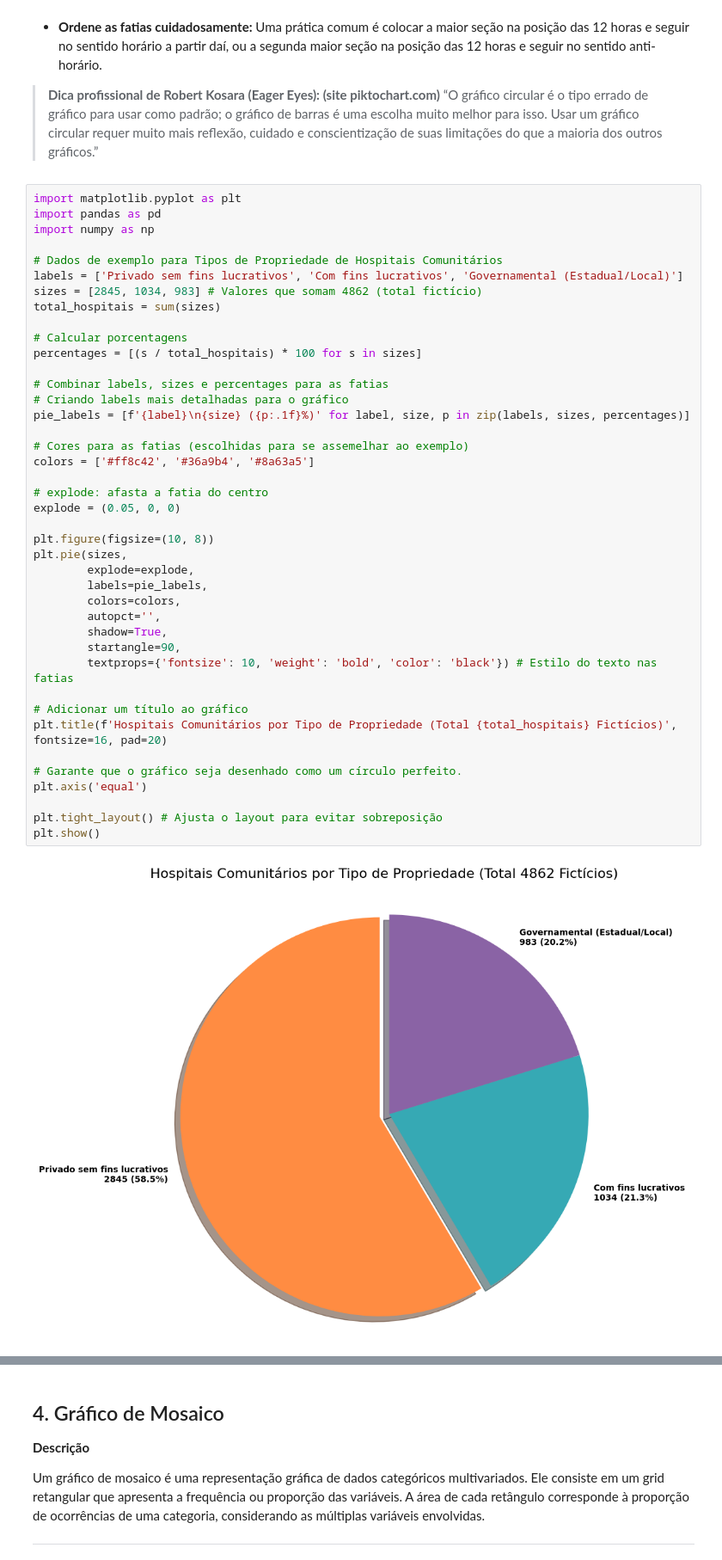
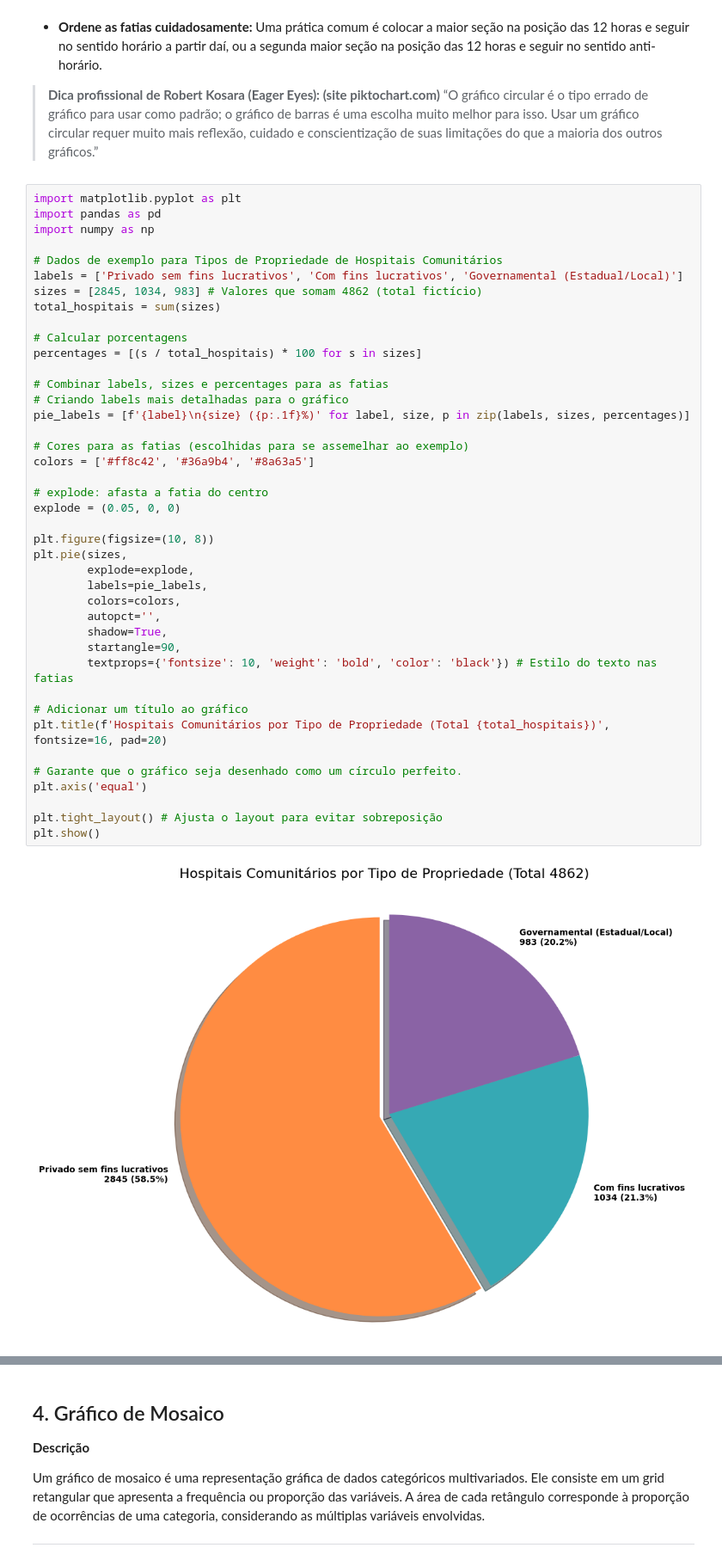
Before and after one commit to welson-rodrigues/tipos-de-graficos, a Jupyter notebook: atividade.ipynb, the cells around one changed output, grey strips where cells are left out. Shown: that part at 86% size. Saved outputs shown, nothing was run; the diff lists cells and outputs as text.

```diff
--- a/atividade.ipynb
+++ b/atividade.ipynb
@@ -280,32 +264,32 @@ total_hospitais = sum(sizes)
 percentages = [(s / total_hospitais) * 100 for s in sizes]
 
 # Combinar labels, sizes e percentages para as fatias
 # Criando labels mais detalhadas para o gráfico
 pie_labels = [f'{label}\n{size} ({p:.1f}%)' for label, size, p in zip(labels, sizes, percentages)]
 
 # Cores para as fatias (escolhidas para se assemelhar ao exemplo)
 colors = ['#ff8c42', '#36a9b4', '#8a63a5']
 
 # explode: afasta a fatia do centro
 explode = (0.05, 0, 0)
 
 plt.figure(figsize=(10, 8))
 plt.pie(sizes,
         explode=explode,
         labels=pie_labels,
         colors=colors,
         autopct='',
         shadow=True,
         startangle=90,
         textprops={'fontsize': 10, 'weight': 'bold', 'color': 'black'}) # Estilo do texto nas fatias
 
 # Adicionar um título ao gráfico
-plt.title(f'Hospitais Comunitários por Tipo de Propriedade (Total {total_hospitais} Fictícios)', fontsize=16, pad=20)
+plt.title(f'Hospitais Comunitários por Tipo de Propriedade (Total {total_hospitais})', fontsize=16, pad=20)
 
 # Garante que o gráfico seja desenhado como um círculo perfeito.
 plt.axis('equal')
 
 plt.tight_layout() # Ajusta o layout para evitar sobreposição
 plt.show()
 # %% [output]
-[figure, old version]
+[figure, new version]
```
Also changed, not shown: parts of 9 cells of this notebook.
